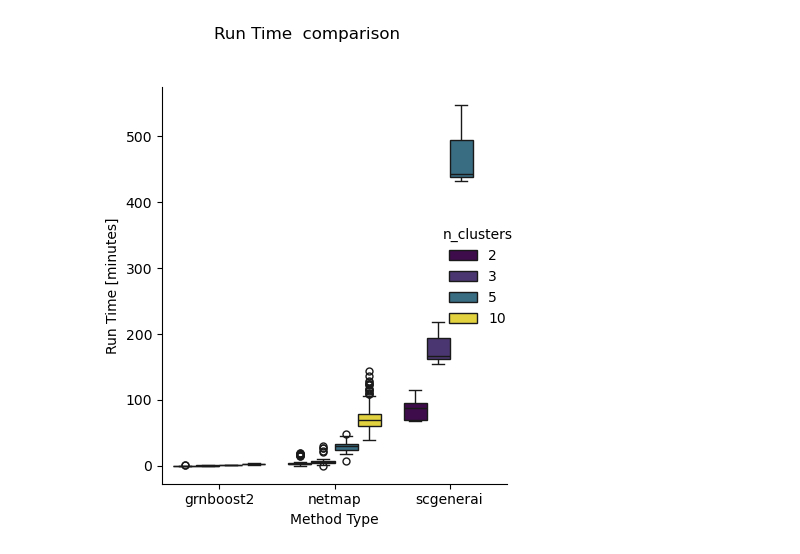
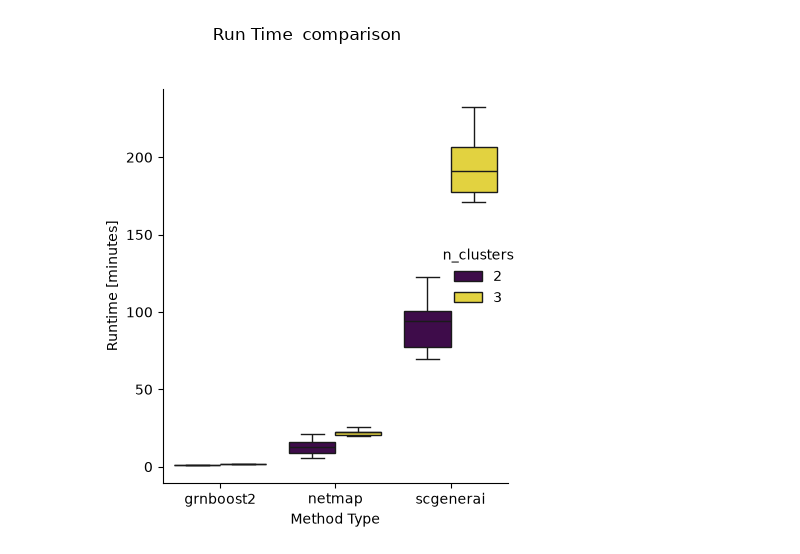
Before and after one commit to bionetslab/netmap-evaluation, a Jupyter notebook: src/manuscript_synthetic/manuscript_results/evaluate_runtime.ipynb, the cells around one changed output. Cells and saved outputs as stored; diff of their text form; code cells hidden in the pictures.

```diff
--- a/src/manuscript_synthetic/manuscript_results/evaluate_runtime.ipynb
+++ b/src/manuscript_synthetic/manuscript_results/evaluate_runtime.ipynb
@@ -90,5 +90,7 @@ def read_all_yaml_files(root_dir):
                     print(f"Error reading file '{filepath}': {e}")
     return all_yaml_data
 # %%
-all_times = read_all_yaml_files('/data_nfs/og86asub/netmap/netmap-evaluation/results/')
+netmap = read_all_yaml_files('/data_nfs/og86asub/netmap/netmap-evaluation/results/final_benchmark/netmap')
+netmap = pd.DataFrame(netmap)
+netmap['runtime_minutes'] = netmap['total_time']/60
 # %% [output]
@@ -112,3 +114,4 @@ all_times = read_all_yaml_files('/data_nfs/og86asub/netmap/netmap-evaluation/res
 # %%
-all_times = pd.DataFrame(all_times)
-all_times['runtime_minutes'] = all_times['time_elapsed']/60
+scgenerai = read_all_yaml_files('/data_nfs/og86asub/netmap/netmap-evaluation/results/final_benchmark/scgenerai')
+scgenerai = pd.DataFrame(scgenerai)
+scgenerai['runtime_minutes'] = scgenerai['time_elapsed_total']/60
@@ -115,3 +136,5 @@ all_times['runtime_minutes'] = all_times['time_elapsed']/60
 # %%
-all_times[all_times.method == 'netmap']
+grnboost2 = read_all_yaml_files('/data_nfs/og86asub/netmap/netmap-evaluation/results/final_benchmark/grnboost2')
+grnboost2 = pd.DataFrame(grnboost2)
+grnboost2['runtime_minutes'] = grnboost2['time_elapsed_total']/60
 # %% [output]
@@ -131,3 +158,5 @@ all_times[all_times.method == 'netmap']
+# %%
+all_times= pd.concat([grnboost2, netmap, scgenerai])
 # %%
 def recode_number_of_datasets(config_item):
     if config_item == 'config_easy':
@@ -148,31 +177,32 @@ all_times['n_clusters'] = all_times['config'].apply(recode_number_of_datasets)
 all_times.to_csv('/data_nfs/og86asub/netmap/netmap-evaluation/results/figures/data/runtime_data.tsv', sep = '\t', header=True)
 # %%
 g = sns.catplot(
-    data=all_times,
-    x='method',
+    data=all_times[all_times.n_clusters.isin([2,3])],
+    x='root_config',
     y='runtime_minutes',
     hue='n_clusters',        # Create separate columns/panels for each unique 'config'
     kind='box',          # Specify the plot type as a boxplot
     height=5,            # Height of each facet
     aspect=0.7,          # Aspect ratio of each facet
     palette='viridis',   # Color palette
-    sharey=True          # Ensure all panels share the same Y-axis scale
+    sharey=True  ,
+    showfliers=False        # Ensure all panels share the same Y-axis scale
 )
 
 
 
 g.fig.suptitle('Run Time  comparison', y=1.03)
 
 # Adjust axis labels for clarity
 g.set_axis_labels("Method Type", "Runtime [minutes]")
 
 # Rotate x-axis labels if they are too long
 g.set_xticklabels(rotation=0, ha="center")
 
 # Tight layout for better spacing
 plt.tight_layout()
 
 # Display the plot
 plt.show()
 # %% [output]
-[figure, old version]
+[figure, new version]
```
Also changed, not shown: parts of 4 cells of this notebook, 20 other files.
